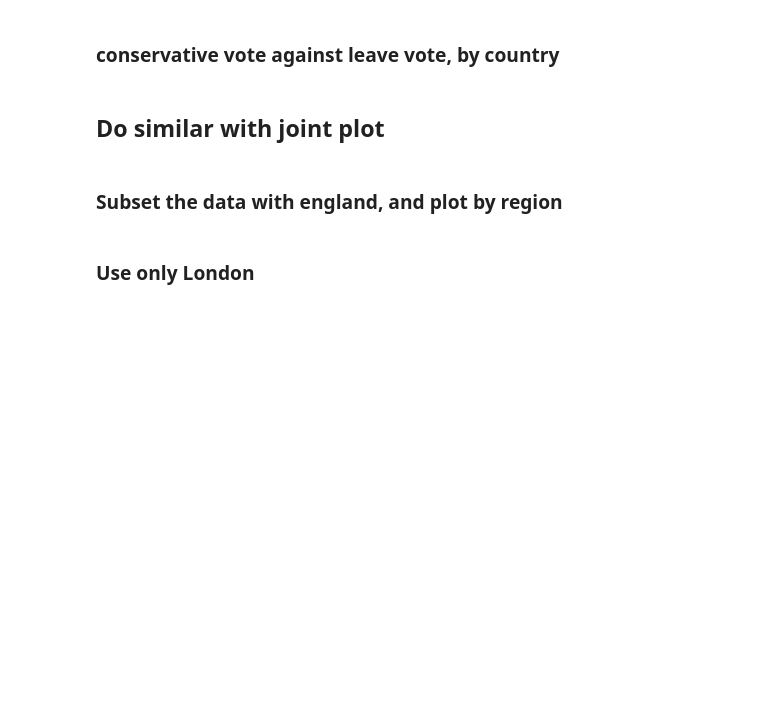
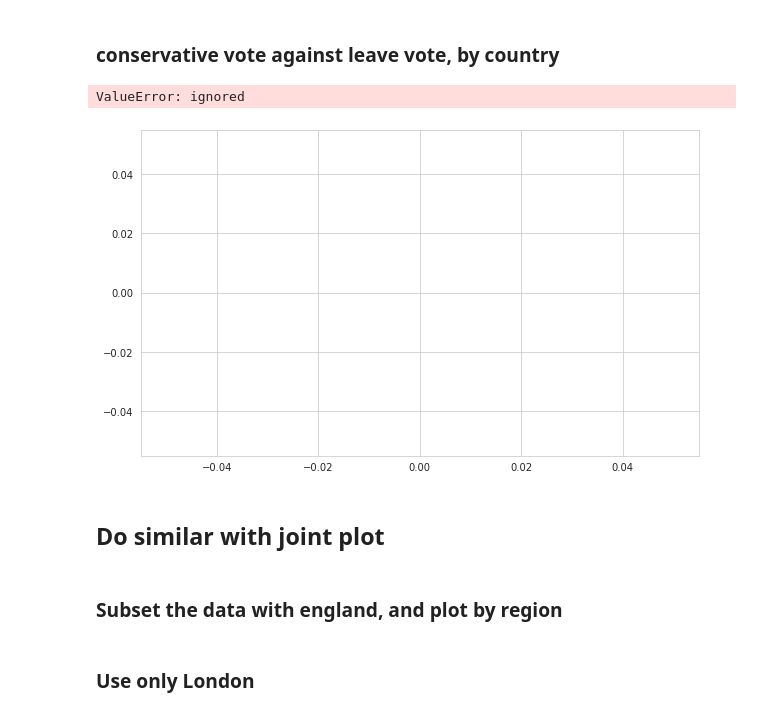
Before and after one commit to Kensuzuki95/GV918-Week-05, a Jupyter notebook: Week_05_Class_Exercise.ipynb, the cells around one changed output. Drawn from its saved outputs; the diff is of its cells as text; code cells hidden in the pictures; blank space fills up the shorter version.

```diff
--- a/Week_05_Class_Exercise.ipynb
+++ b/Week_05_Class_Exercise.ipynb
@@ -106,5 +122,12 @@ df_merge.shape
 # %% [markdown]
 ### conservative vote against leave vote, by country
+# %%
+plt.figure(figsize = (10,6))
+sns.scatterplot(x = 'con_pct', y = 'leave_pct', hue = 'country_name',
+                data = df_merge, alpha = 5, palette = 'Set3')
+# %% [output]
+ValueError: ignored
+[figure, added]
 # %% [markdown]
 ## Do similar with joint plot
 # %% [markdown]
```
Also changed, not shown: parts of 7 cells of this notebook.
